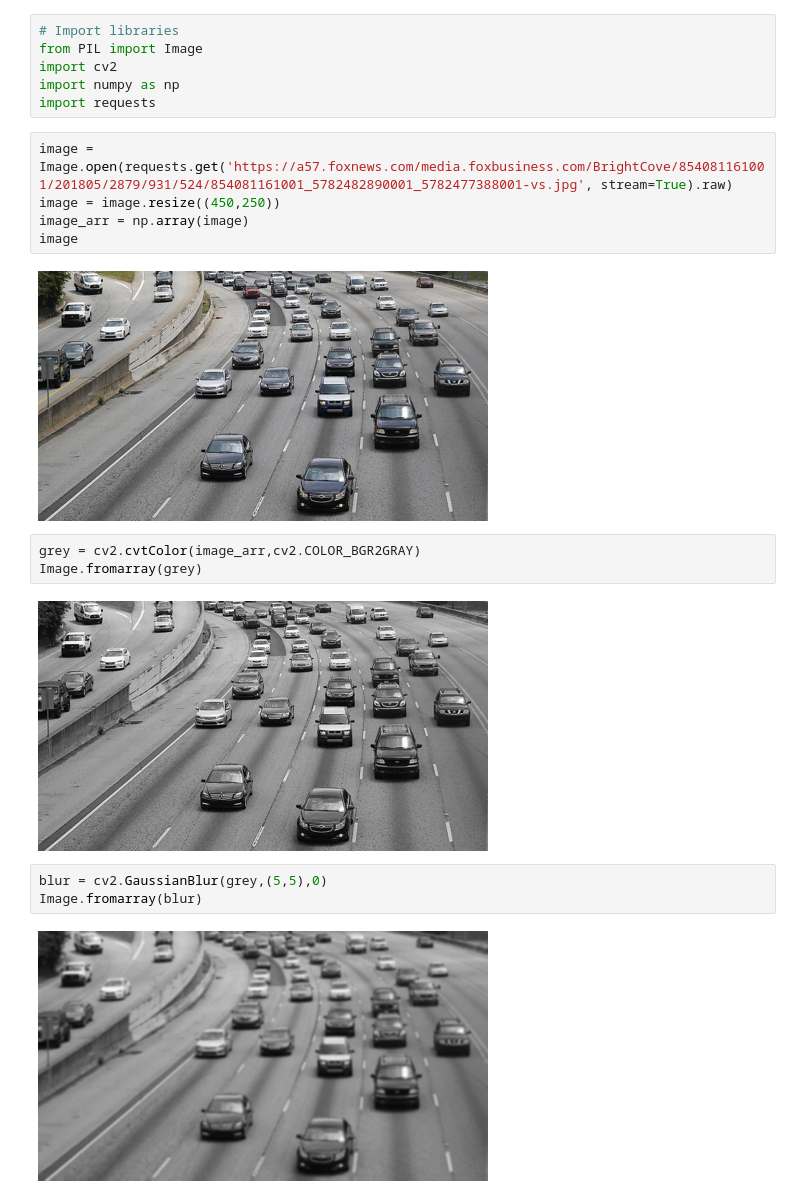
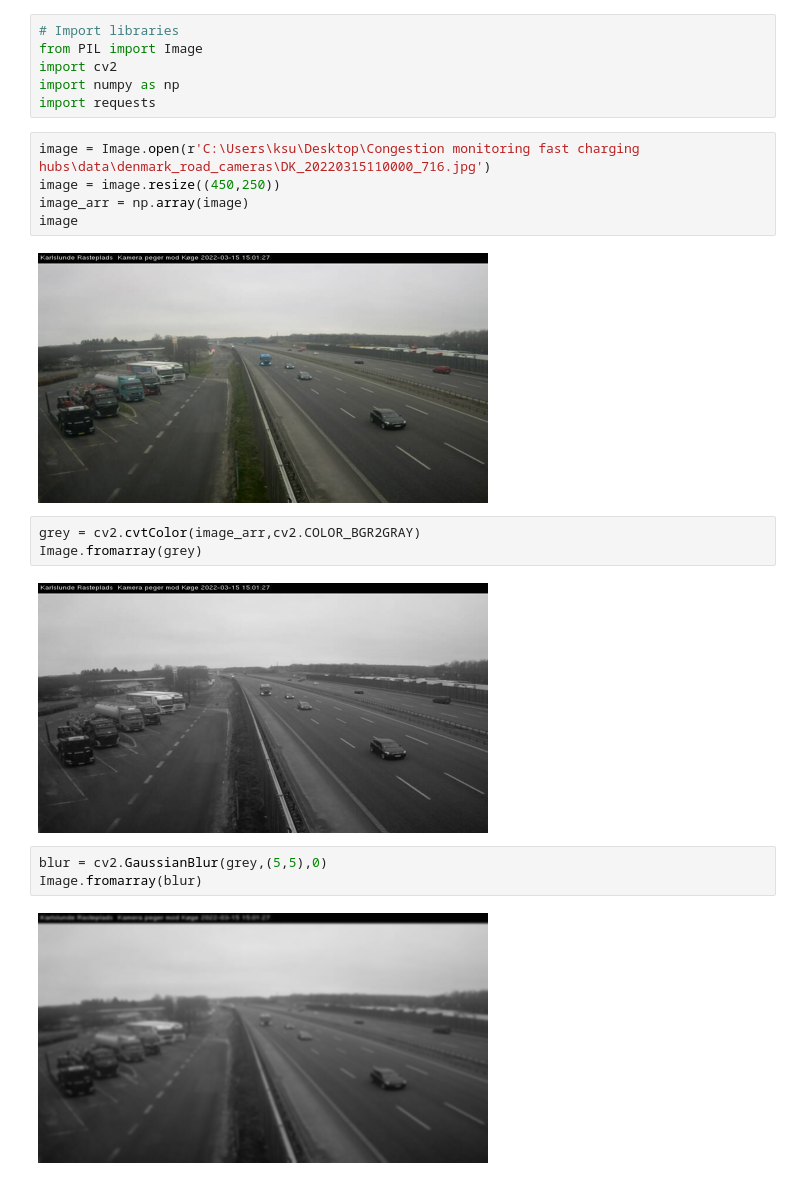
Before and after one commit to InnoCyPES-ESR9/CM-FCH, a Jupyter notebook: Untitled.ipynb, the cells around one changed output. Drawn from its saved outputs; the diff is of its cells as text.

```diff
--- a/Untitled.ipynb
+++ b/Untitled.ipynb
@@ -5,22 +5,22 @@ import cv2
 import numpy as np
 import requests
 # %%
-image = Image.open(requests.get('https://a57.foxnews.com/media.foxbusiness.com/BrightCove/854081161001/201805/2879/931/524/854081161001_5782482890001_5782477388001-vs.jpg', stream=True).raw)
+image = Image.open(r'C:\Users\ksu\Desktop\Congestion monitoring fast charging hubs\data\denmark_road_cameras\DK_20220315110000_716.jpg')
 image = image.resize((450,250))
 image_arr = np.array(image)
 image
 # %% [output]
-[figure, old version]
+[figure, new version]
 # %%
 grey = cv2.cvtColor(image_arr,cv2.COLOR_BGR2GRAY)
 Image.fromarray(grey)
 # %% [output]
-[figure, old version]
+[figure, new version]
 # %%
 blur = cv2.GaussianBlur(grey,(5,5),0)
 Image.fromarray(blur)
 # %% [output]
-[figure, old version]
+[figure, new version]
 # %%
 dilated = cv2.dilate(blur,np.ones((3,3)))
 Image.fromarray(dilated)
```
Also changed, not shown: parts of 8 cells of this notebook.
